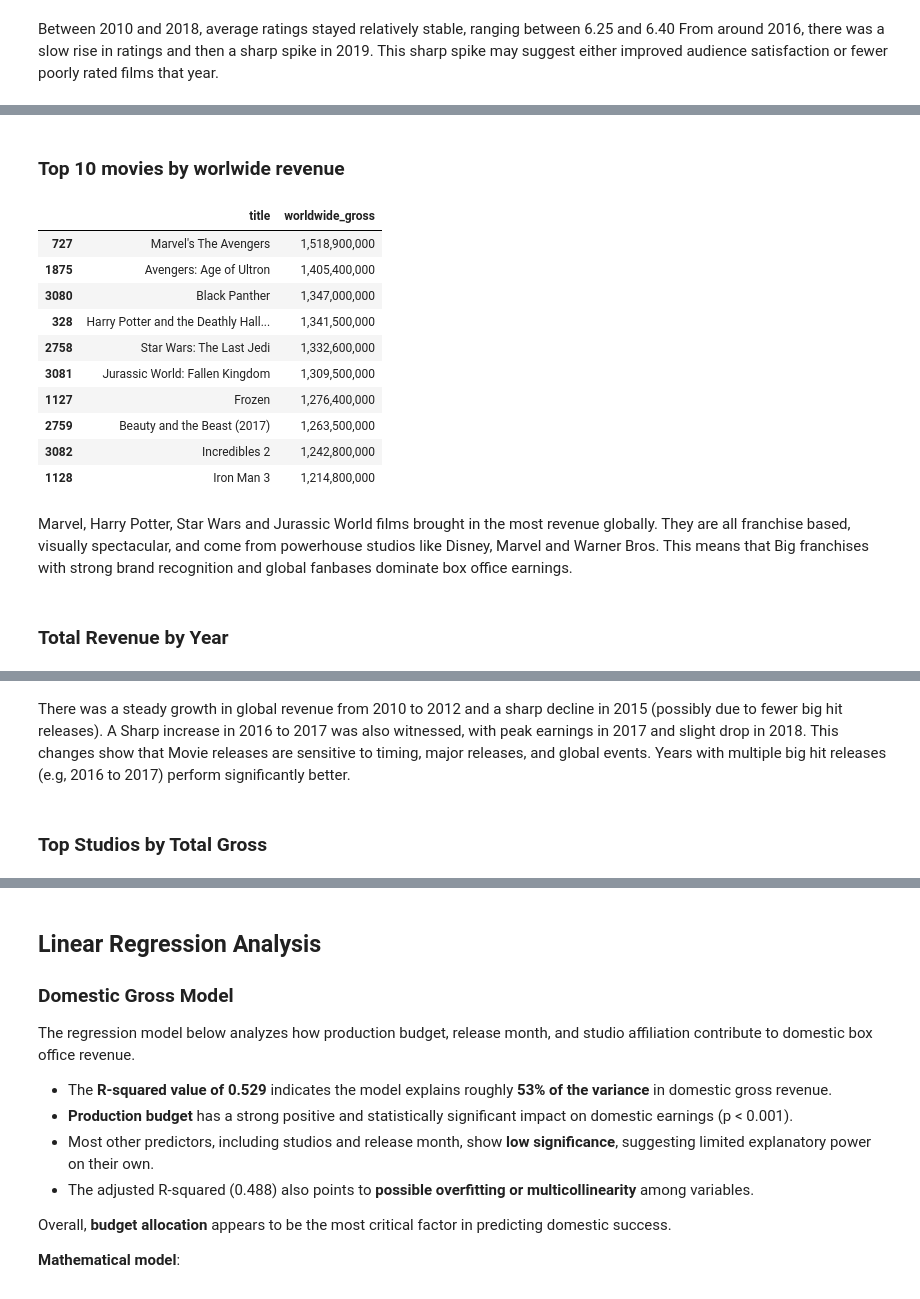
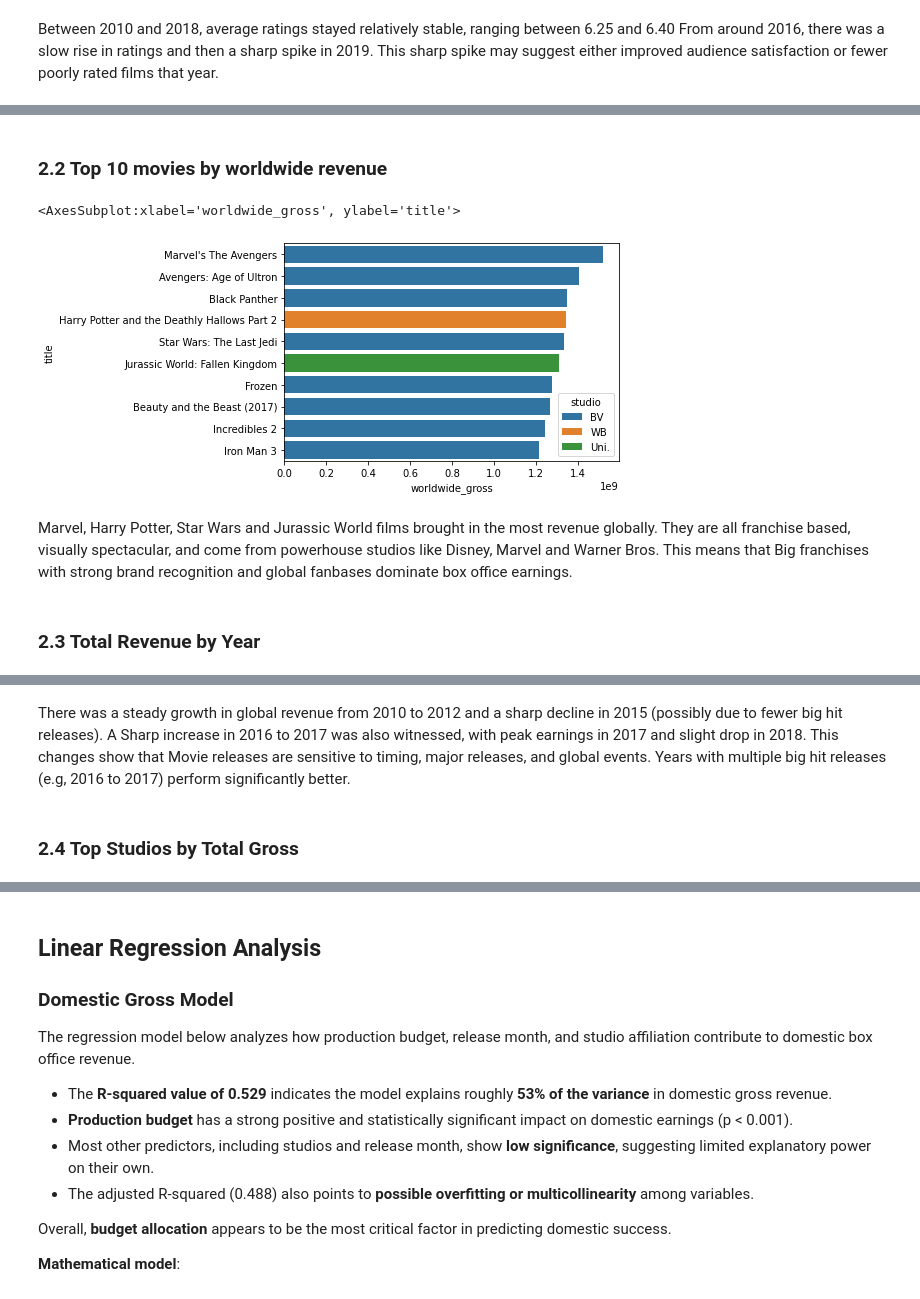
Before and after one commit to Ominak/Movie-Business-Launch, a Jupyter notebook: student.ipynb, the cells around one changed output, grey strips where cells are left out. Cells and saved outputs as stored; diff of their text form; code cells hidden in the pictures.

```diff
--- a/student.ipynb
+++ b/student.ipynb
@@ -455,25 +479,18 @@ Using merged dataset( IMBD and Box office mojo data) to show genre vs revenue, r
 # %% [markdown]
-### Top 10 movies by worlwide revenue
+### 2.2 Top 10 movies by worldwide revenue
-# %%
-bom[["title", "worldwide_gross"]].sort_values(by="worldwide_gross", ascending=False).head(10)
-# %% [output]
-|  | title | worldwide_gross |
-| 727 | Marvel's The Avengers | 1,518,900,000 |
-| 1875 | Avengers: Age of Ultron | 1,405,400,000 |
-| 3080 | Black Panther | 1,347,000,000 |
-| 328 | Harry Potter and the Deathly Hall... | 1,341,500,000 |
-| 2758 | Star Wars: The Last Jedi | 1,332,600,000 |
-| 3081 | Jurassic World: Fallen Kingdom | 1,309,500,000 |
-| 1127 | Frozen | 1,276,400,000 |
-| 2759 | Beauty and the Beast (2017) | 1,263,500,000 |
-| 3082 | Incredibles 2 | 1,242,800,000 |
-| 1128 | Iron Man 3 | 1,214,800,000 |
+# %%
+
+top10 = bom.sort_values(by="worldwide_gross", ascending=False).head(10)
+sns.barplot(data=top10, y="title", x="worldwide_gross", hue="studio", dodge=False)
+# %% [output]
+<AxesSubplot:xlabel='worldwide_gross', ylabel='title'>
+[figure, added]
 # %% [markdown]
 Marvel, Harry Potter, Star Wars and Jurassic World films brought in the most revenue globally.
 They are  all franchise based, visually spectacular, and come from powerhouse studios like  Disney, Marvel and Warner Bros.
 This means that Big franchises with strong brand recognition and global fanbases dominate box office earnings.
 # %% [markdown]
-### Total Revenue by Year
+### 2.3 Total Revenue by Year
 # %%
 revenue_by_year = bom.groupby("year")["worldwide_gross"].sum().reset_index()
 
@@ -494,4 +511,4 @@ A Sharp increase in 2016 to 2017 was also witnessed, with peak earnings in 2017
 This changes show that Movie releases are sensitive to timing, major releases, and global events.
 Years with multiple big hit releases (e.g, 2016 to 2017) perform significantly better.
 # %% [markdown]
-### Top Studios by Total Gross
+### 2.4 Top Studios by Total Gross
```
Also changed, not shown: parts of 35 cells of this notebook.
